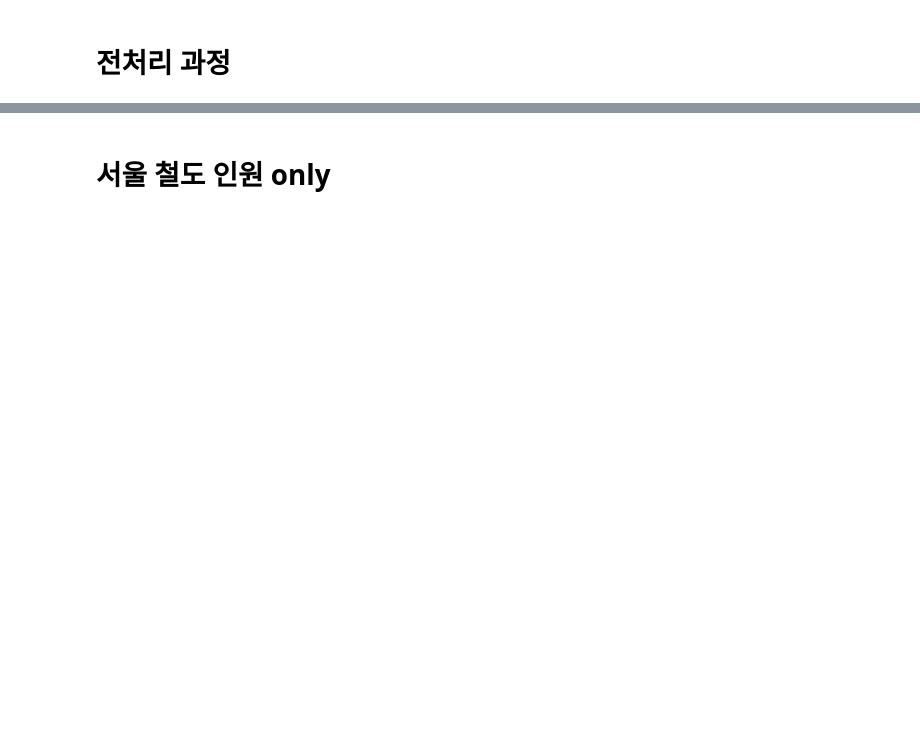
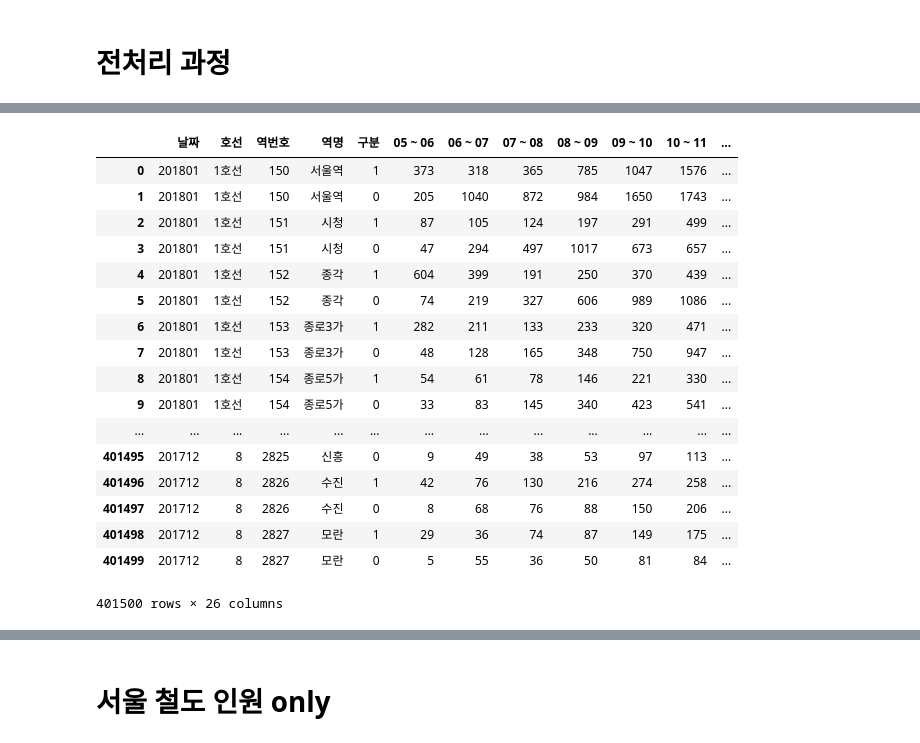
Before and after one commit to DHK810/Multicamp, a Jupyter notebook: project/crawling_project(series_scripts_crawling)/KIRC통계데이터 크롤링.ipynb, the cells around one changed output, grey strips where cells are left out. Drawn from its saved outputs; the diff is of its cells as text; code cells hidden in the pictures; blank space fills up the shorter version.

```diff
--- a/project/crawling_project(series_scripts_crawling)/KIRC통계데이터 크롤링.ipynb
+++ b/project/crawling_project(series_scripts_crawling)/KIRC통계데이터 크롤링.ipynb
@@ -318,0 +327,21 @@ results
+# %%
+df_20178
+# %% [output]
+|  | 날짜 | 호선 | 역번호 | 역명 | 구분 | 05 ~ 06 | 06 ~ 07 | 07 ~ 08 | 08 ~ 09 | 09 ~ 10 | 10 ~ 11 | ... |
+| 0 | 201801 | 1호선 | 150 | 서울역 | 1 | 373 | 318 | 365 | 785 | 1047 | 1576 | ... |
+| 1 | 201801 | 1호선 | 150 | 서울역 | 0 | 205 | 1040 | 872 | 984 | 1650 | 1743 | ... |
+| 2 | 201801 | 1호선 | 151 | 시청 | 1 | 87 | 105 | 124 | 197 | 291 | 499 | ... |
+| 3 | 201801 | 1호선 | 151 | 시청 | 0 | 47 | 294 | 497 | 1017 | 673 | 657 | ... |
+| 4 | 201801 | 1호선 | 152 | 종각 | 1 | 604 | 399 | 191 | 250 | 370 | 439 | ... |
+| 5 | 201801 | 1호선 | 152 | 종각 | 0 | 74 | 219 | 327 | 606 | 989 | 1086 | ... |
+| 6 | 201801 | 1호선 | 153 | 종로3가 | 1 | 282 | 211 | 133 | 233 | 320 | 471 | ... |
+| 7 | 201801 | 1호선 | 153 | 종로3가 | 0 | 48 | 128 | 165 | 348 | 750 | 947 | ... |
+| 8 | 201801 | 1호선 | 154 | 종로5가 | 1 | 54 | 61 | 78 | 146 | 221 | 330 | ... |
+| 9 | 201801 | 1호선 | 154 | 종로5가 | 0 | 33 | 83 | 145 | 340 | 423 | 541 | ... |
+| ... | ... | ... | ... | ... | ... | ... | ... | ... | ... | ... | ... | ... |
+| 401495 | 201712 | 8 | 2825 | 신흥 | 0 | 9 | 49 | 38 | 53 | 97 | 113 | ... |
+| 401496 | 201712 | 8 | 2826 | 수진 | 1 | 42 | 76 | 130 | 216 | 274 | 258 | ... |
+| 401497 | 201712 | 8 | 2826 | 수진 | 0 | 8 | 68 | 76 | 88 | 150 | 206 | ... |
+| 401498 | 201712 | 8 | 2827 | 모란 | 1 | 29 | 36 | 74 | 87 | 149 | 175 | ... |
+| 401499 | 201712 | 8 | 2827 | 모란 | 0 | 5 | 55 | 36 | 50 | 81 | 84 | ... |
+401500 rows × 26 columns
```
Also changed, not shown: parts of 83 cells of this notebook.
